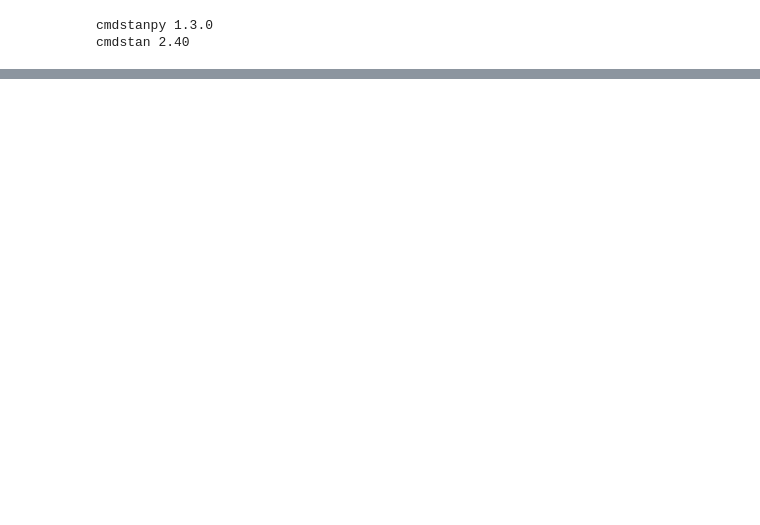
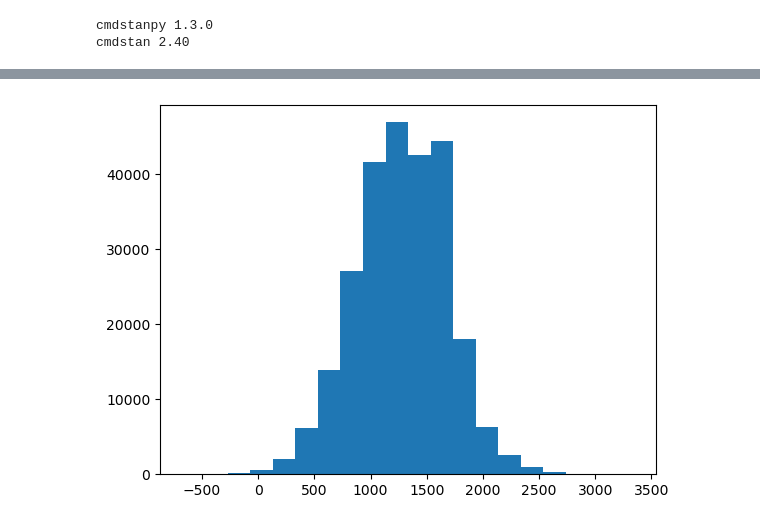
Before and after one commit to marobinette/bayesian_statistics, a Jupyter notebook: portfolio/1/stan.ipynb, the cells around one changed output, grey strips where cells are left out. Saved outputs shown, nothing was run; the diff lists cells and outputs as text; code cells hidden in the pictures; blank space fills up the shorter version.

```diff
--- a/portfolio/1/stan.ipynb
+++ b/portfolio/1/stan.ipynb
@@ -71,0 +93,24 @@ plt.hist(elo_sim.ravel(), bins=20)
+# %%
+normal_model = CmdStanModel(stan_file="./stan_code/normal_prior_predictive.stan")
+
+normal_data = {
+    "N": 5068,
+    "mu_mean": 1300,
+    "mu_sd": 300,
+    "sigma_hi": 500,
+}
+# -----------------------------------------------------------------------------
+
+normal_fit = normal_model.sample(
+    data=normal_data,
+    fixed_param=True,     # nothing to sample; just run the RNG in generated quantities
+    chains=1,
+    iter_sampling=50,     # 50 simulated datasets, like the height example
+    seed=1,
+)
+
+sims = normal_fit.stan_variable("elo_sim")   # shape (50, 5068)
+print("simulated datasets:", sims.shape)
+print(f"fraction below the 600 floor : {np.mean(sims < 600):.3f}")
+print(f"fraction below 0 (impossible): {np.mean(sims < 0):.3f}")
+print(f"fraction above 3000          : {np.mean(sims > 3000):.3f}")
@@ -71,0 +124,6 @@ plt.hist(elo_sim.ravel(), bins=20)
+# %%
+normal_fit_elo_sim = normal_fit.stan_variable("elo_sim")
+plt.hist(normal_fit_elo_sim.ravel(), bins=20)
+plt.savefig("figures/normal_prior_predictive_hist.png", dpi=300)
+# %% [output]
+[figure, added]
```
Also changed, not shown: parts of 5 cells of this notebook, 10 other files.
